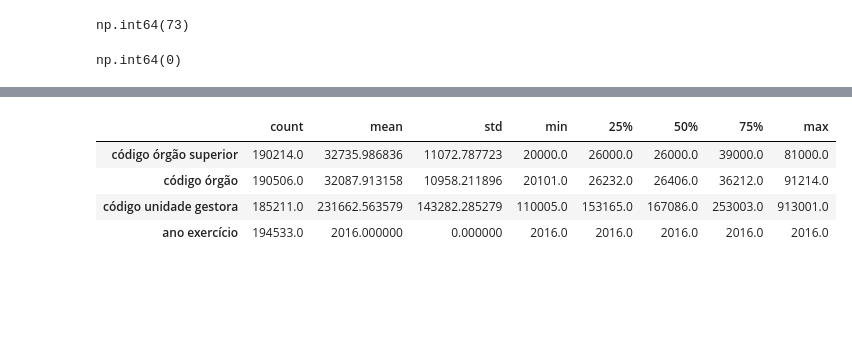
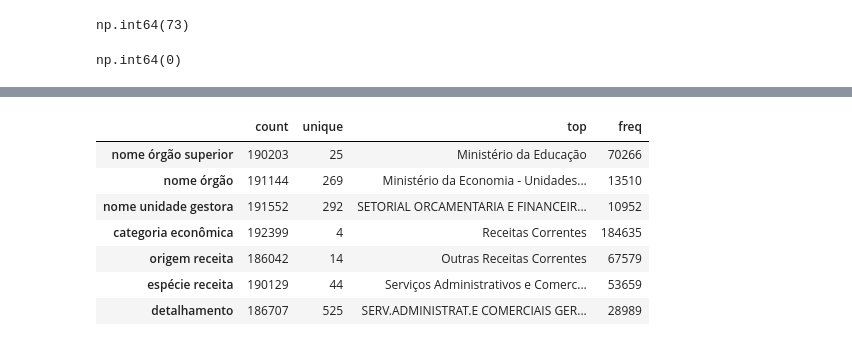
Before and after one commit to jgilsu11/Proyecto2-EDA-Ingresos-Brasil, a Jupyter notebook: EDAs indv.ipynb, the cells around one changed output, grey strips where cells are left out. Saved outputs shown, nothing was run; the diff lists cells and outputs as text; code cells hidden in the pictures; blank space fills up the shorter version.

```diff
--- a/EDAs indv.ipynb
+++ b/EDAs indv.ipynb
@@ -307,0 +250,16 @@ para nulos de org super que me busque el cod org sup y q me ponga el nom de org
+# %%
+df_16['nome órgão superior'] = df_16.groupby('código órgão superior')['nome órgão superior'].transform(lambda x: x.fillna(method='ffill'))
+df_16['nome órgão superior'].info() #Columna codigo y nombre
+
+
+df_16["data lançamento"] = pd.to_datetime(df_16["data lançamento"], format="%d/%m/%Y")   #He tenido que especificar que venía en otro formato distinto.
+df_16["data lançamento"]  #cambio a fecha
+
+df_16["valor realizado"]= df_16["valor realizado"].str.replace(",",".")
+df_16["valor realizado"] = list(map(float, df_16["valor realizado"]))
+df_16["valor lançado"]= df_16["valor lançado"].str.replace(",",".")
+df_16["valor lançado"] = list(map(float, df_16["valor lançado"]))
+df_16["valor previsto atualizado"]= df_16["valor previsto atualizado"].str.replace(",",".")
+df_16["valor previsto atualizado"] = list(map(float, df_16["valor previsto atualizado"]))
+df_16["percentual realizado"]= df_16["percentual realizado"].str.replace(",",".")
+df_16["percentual realizado"] = list(map(float, df_16["percentual realizado"]))    #cambio a float
@@ -688,8 +714,11 @@ memory usage: 23.7+ MB
 # %%
-df_16.describe().T
+df_16.describe(include= "O").T
 # %% [output]
-|  | count | mean | std | min | 25% | 50% | 75% | max |
-| código órgão superior | 190214.0 | 32735.986836 | 11072.787723 | 20000.0 | 26000.0 | 26000.0 | 39000.0 | 81000.0 |
-| código órgão | 190506.0 | 32087.913158 | 10958.211896 | 20101.0 | 26232.0 | 26406.0 | 36212.0 | 91214.0 |
-| código unidade gestora | 185211.0 | 231662.563579 | 143282.285279 | 110005.0 | 153165.0 | 167086.0 | 253003.0 | 913001.0 |
-| ano exercício | 194533.0 | 2016.000000 | 0.000000 | 2016.0 | 2016.0 | 2016.0 | 2016.0 | 2016.0 |
+|  | count | unique | top | freq |
+| nome órgão superior | 190203 | 25 | Ministério da Educação | 70266 |
+| nome órgão | 191144 | 269 | Ministério da Economia - Unidades... | 13510 |
+| nome unidade gestora | 191552 | 292 | SETORIAL ORCAMENTARIA E FINANCEIR... | 10952 |
+| categoria econômica | 192399 | 4 | Receitas Correntes | 184635 |
+| origem receita | 186042 | 14 | Outras Receitas Correntes | 67579 |
+| espécie receita | 190129 | 44 | Serviços Administrativos e Comerc... | 53659 |
+| detalhamento | 186707 | 525 | SERV.ADMINISTRAT.E COMERCIAIS GER... | 28989 |
```
Also changed, not shown: parts of 78 cells of this notebook.
